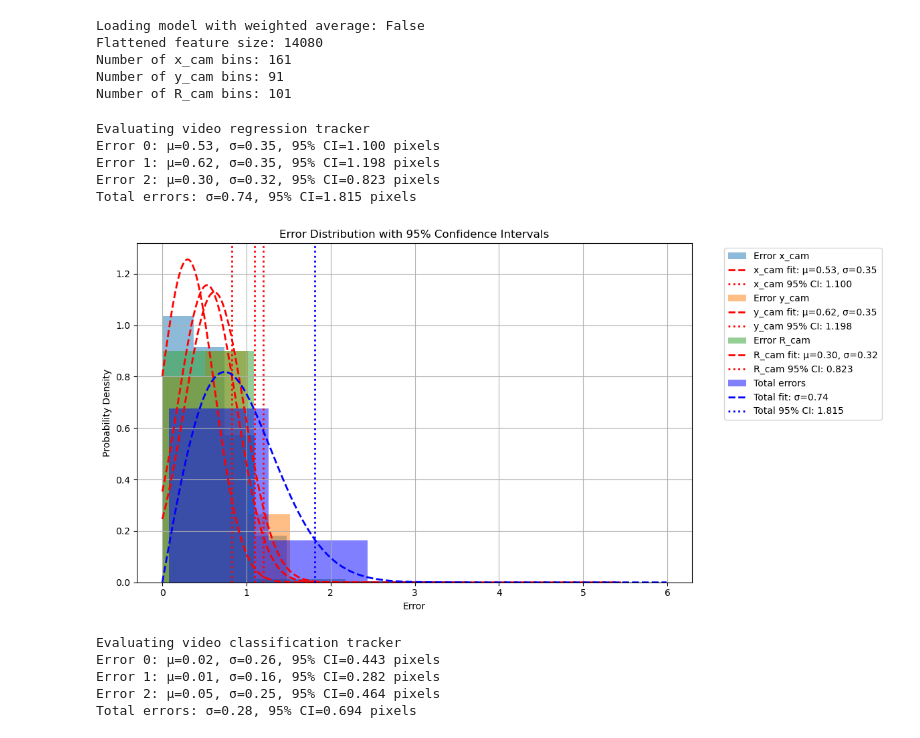
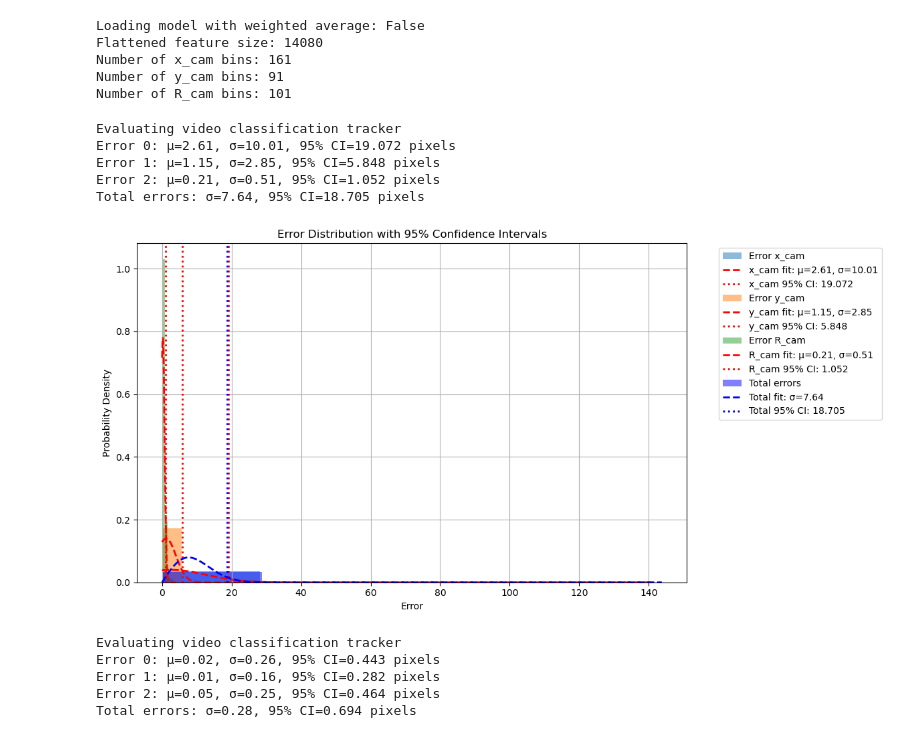
Before and after one commit to MarioRealEn/GoalieSNN, a Jupyter notebook: 3DTracker.ipynb, the cells around one changed output. Cells and saved outputs as stored; diff of their text form; code cells hidden in the pictures.

Commit message:
Trained with augmented datastet and learning threshold. I got better results.

```diff
--- a/3DTracker.ipynb
+++ b/3DTracker.ipynb
@@ -1134,7 +1134,7 @@ Number of R_cam bins: 101
 KeyboardInterrupt:
 # %%
 # Load model
-model = network.load_model('models/VideoClassification_q8_10ts_50e.pt', network.SCNNVideoClassification, trainset_in, device)
+model = network.load_model('models/VideoClassification-rolls_q8_1ts_30e.pt', network.SCNNVideoClassification, trainset_in, device)
 # %% [output]
 Loading model with weighted average: False
 Flattened feature size: 14080
@@ -1142,14 +1142,14 @@ Number of x_cam bins: 161
 Number of y_cam bins: 91
 Number of R_cam bins: 101
 # %%
-model.evaluate(trainloader_in, device, num_steps=10, print_results=True, weighted_avg=True, operation = 'distribution')
+model.evaluate(valid_loader_in, device, num_steps=1, print_results=True, weighted_avg=False, operation='distribution')
 # %% [output]
-Evaluating video regression tracker
-Error 0: μ=0.53, σ=0.35, 95% CI=1.100 pixels
-Error 1: μ=0.62, σ=0.35, 95% CI=1.198 pixels
-Error 2: μ=0.30, σ=0.32, 95% CI=0.823 pixels
-Total errors: σ=0.74, 95% CI=1.815 pixels
+Evaluating video classification tracker
+Error 0: μ=2.61, σ=10.01, 95% CI=19.072 pixels
+Error 1: μ=1.15, σ=2.85, 95% CI=5.848 pixels
+Error 2: μ=0.21, σ=0.51, 95% CI=1.052 pixels
+Total errors: σ=7.64, 95% CI=18.705 pixels
-[figure, old version]
+[figure, new version]
 # %%
 model.evaluate(trainloader_in, device, num_steps=10, print_results=True, operation= 'distribution')
 # %% [output]
```
Also changed, not shown: parts of 17 cells of this notebook, 2 other files.
